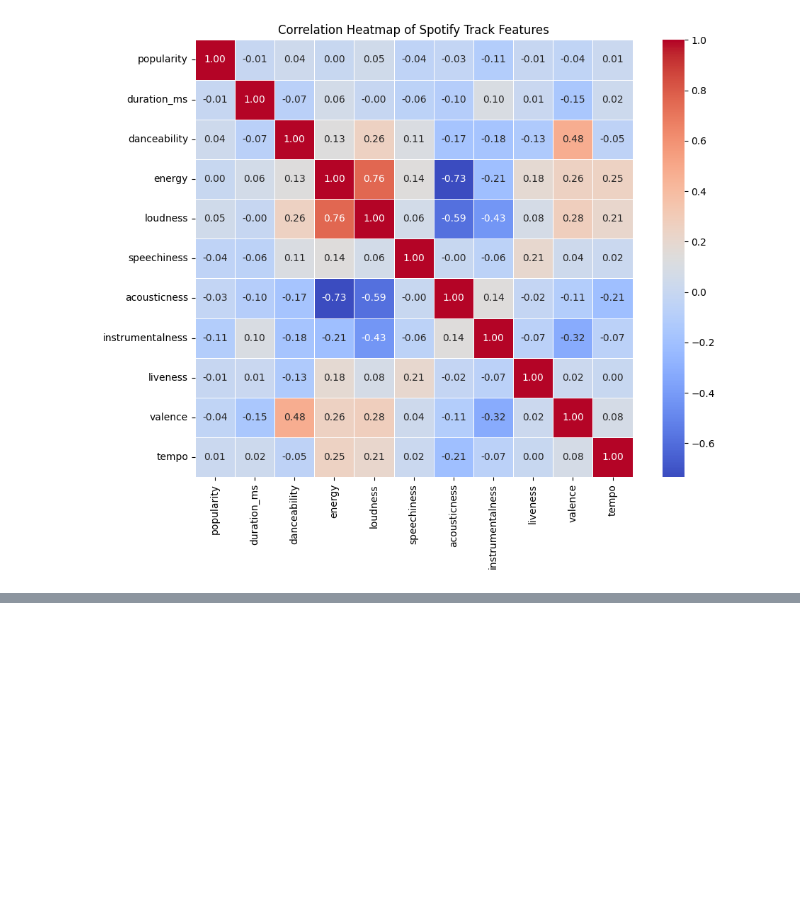
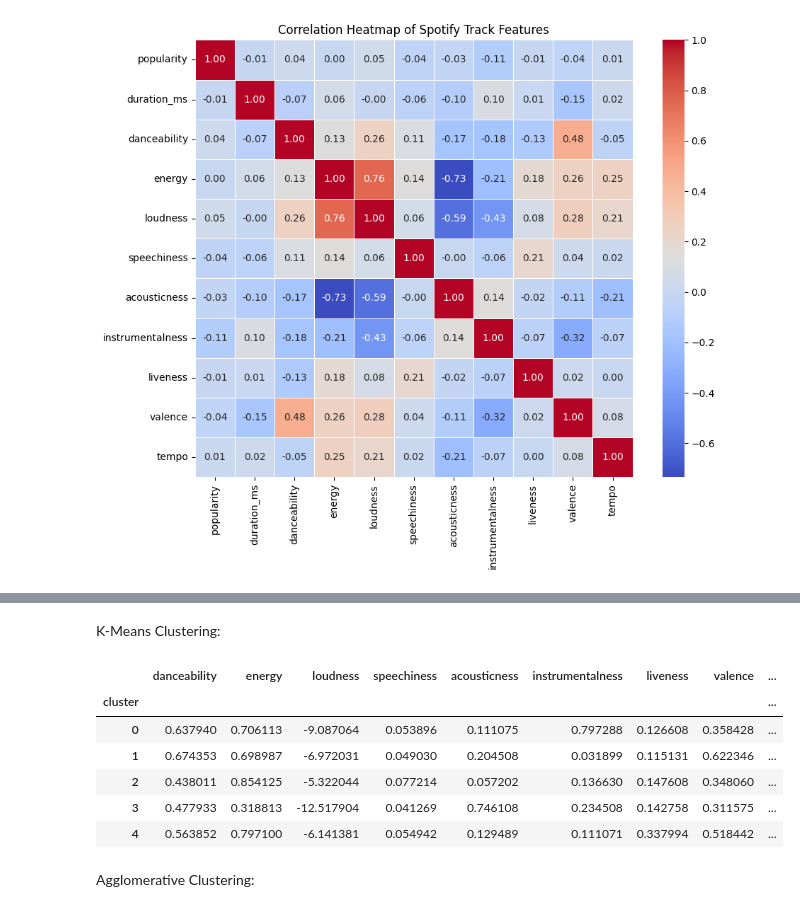
Before and after one commit to andysongyz-dev/brown-summer, a Jupyter notebook: Team4_Spotify_Rec_1_4.ipynb, the cells around one changed output, grey strips where cells are left out. Drawn from its saved outputs; the diff is of its cells as text; code cells hidden in the pictures; blank space fills up the shorter version.

```diff
--- a/Team4_Spotify_Rec_1_4.ipynb
+++ b/Team4_Spotify_Rec_1_4.ipynb
@@ -238,0 +349,25 @@ plt.show()
+# %% [markdown]
+K-Means Clustering:
+# %%
+from sklearn.cluster import KMeans
+
+# K-Means clustering
+kmeans = KMeans(n_clusters=5, random_state=42, n_init=10)
+kmeans_labels = kmeans.fit_predict(scaled_features)
+
+# Add labels to the filtered dataframe
+filtered_df['cluster'] = kmeans_labels
+
+# Calculate average features per cluster
+cluster_analysis = filtered_df.groupby('cluster').mean()
+display(cluster_analysis)
+# %% [output]
+|  | danceability | energy | loudness | speechiness | acousticness | instrumentalness | liveness | valence | ... |
+| cluster |  |  |  |  |  |  |  |  | ... |
+| 0 | 0.637940 | 0.706113 | -9.087064 | 0.053896 | 0.111075 | 0.797288 | 0.126608 | 0.358428 | ... |
+| 1 | 0.674353 | 0.698987 | -6.972031 | 0.049030 | 0.204508 | 0.031899 | 0.115131 | 0.622346 | ... |
+| 2 | 0.438011 | 0.854125 | -5.322044 | 0.077214 | 0.057202 | 0.136630 | 0.147608 | 0.348060 | ... |
+| 3 | 0.477933 | 0.318813 | -12.517904 | 0.041269 | 0.746108 | 0.234508 | 0.142758 | 0.311575 | ... |
+| 4 | 0.563852 | 0.797100 | -6.141381 | 0.054942 | 0.129489 | 0.111071 | 0.337994 | 0.518442 | ... |
+# %% [markdown]
+Agglomerative Clustering:
```
Also changed, not shown: parts of 15 cells of this notebook.
